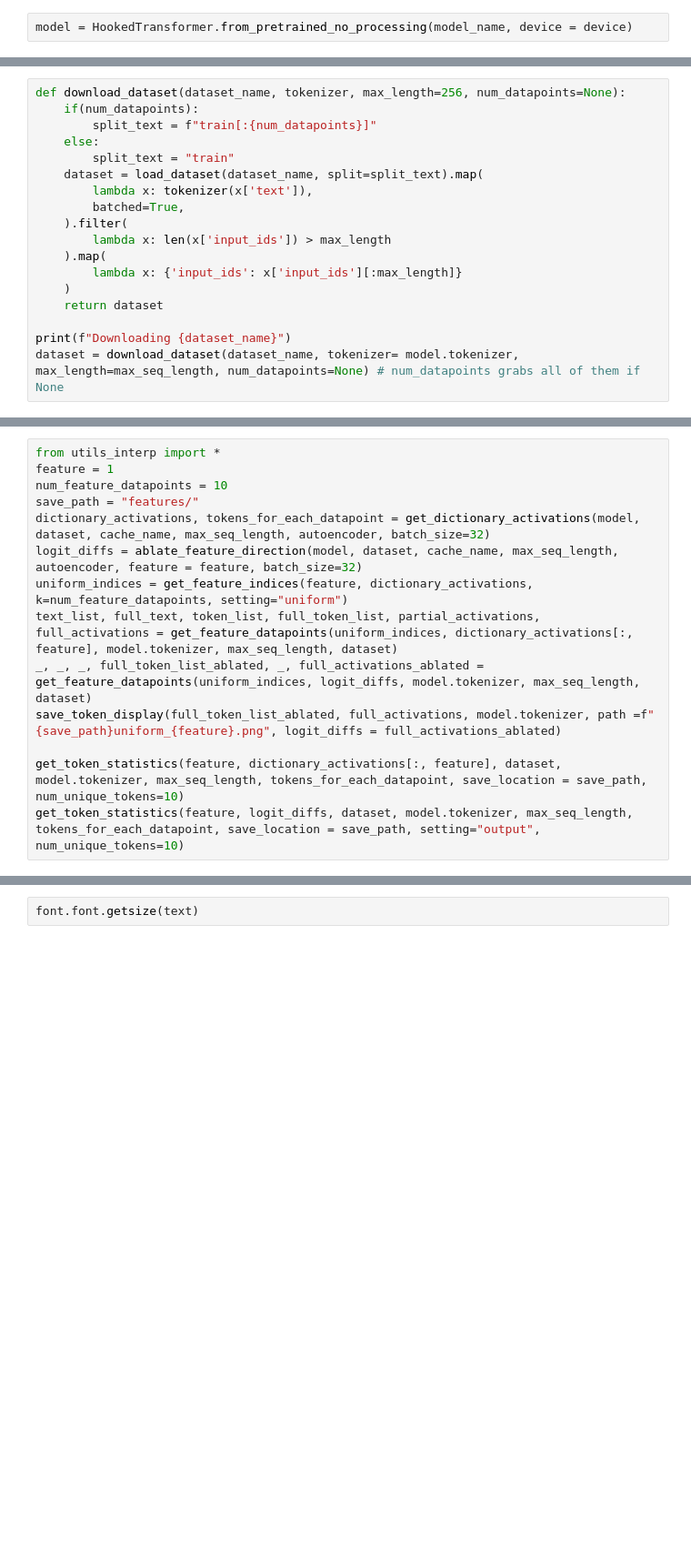
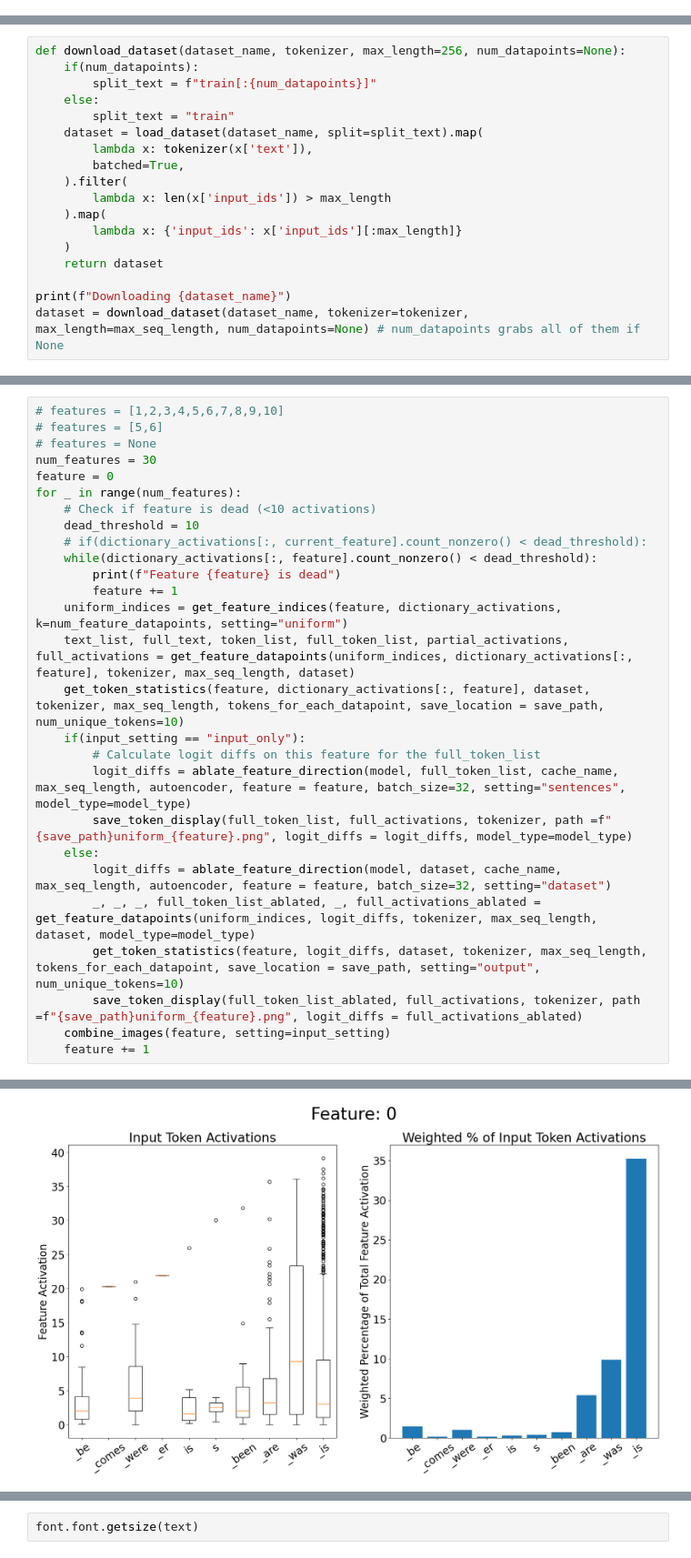
Before and after one commit to migerovitch/sparse_coding, a Jupyter notebook: feature_display_code.ipynb, the cells around one changed output, grey strips where cells are left out. Shown at 91% size. Cells and saved outputs as stored; diff of their text form; blank space fills up the shorter version.

Commit message:
sft autoencoder

```diff
--- a/feature_display_code.ipynb
+++ b/feature_display_code.ipynb
@@ -33,2 +43,0 @@ Loaded autoencoder w/ {'dict_size': 3072, 'l1_alpha': 0.0013894954463467002} on
-# %%
-model = HookedTransformer.from_pretrained_no_processing(model_name, device = device)
@@ -52,6 +68,6 @@ def download_dataset(dataset_name, tokenizer, max_length=256, num_datapoints=Non
     return dataset
 
 print(f"Downloading {dataset_name}")
-dataset = download_dataset(dataset_name, tokenizer= model.tokenizer, max_length=max_seq_length, num_datapoints=None) # num_datapoints grabs all of them if None
+dataset = download_dataset(dataset_name, tokenizer=tokenizer, max_length=max_seq_length, num_datapoints=None) # num_datapoints grabs all of them if None
 # %% [output]
 Downloading NeelNanda/pile-10k
@@ -62,14 +77,0 @@ Loading cached processed dataset at /home/mchorse/.cache/huggingface/datasets/Ne
-# %%
-from utils_interp import *
-feature = 1
-num_feature_datapoints = 10
-save_path = "features/"
-dictionary_activations, tokens_for_each_datapoint = get_dictionary_activations(model, dataset, cache_name, max_seq_length, autoencoder, batch_size=32)
-logit_diffs = ablate_feature_direction(model, dataset, cache_name, max_seq_length, autoencoder, feature = feature, batch_size=32)
-uniform_indices = get_feature_indices(feature, dictionary_activations, k=num_feature_datapoints, setting="uniform")
-text_list, full_text, token_list, full_token_list, partial_activations, full_activations = get_feature_datapoints(uniform_indices, dictionary_activations[:, feature], model.tokenizer, max_seq_length, dataset)
-_, _, _, full_token_list_ablated, _, full_activations_ablated = get_feature_datapoints(uniform_indices, logit_diffs, model.tokenizer, max_seq_length, dataset)
-save_token_display(full_token_list_ablated, full_activations, model.tokenizer, path =f"{save_path}uniform_{feature}.png", logit_diffs = full_activations_ablated)
-
-get_token_statistics(feature, dictionary_activations[:, feature], dataset, model.tokenizer, max_seq_length, tokens_for_each_datapoint, save_location = save_path, num_unique_tokens=10)
-get_token_statistics(feature, logit_diffs, dataset, model.tokenizer, max_seq_length, tokens_for_each_datapoint, save_location = save_path, setting="output", num_unique_tokens=10)
@@ -82,0 +87,28 @@ Done
+# %%
+# features = [1,2,3,4,5,6,7,8,9,10]
+# features = [5,6]
+# features = None
+num_features = 30
+feature = 0
+for _ in range(num_features):
+    # Check if feature is dead (<10 activations)
+    dead_threshold = 10
+    # if(dictionary_activations[:, current_feature].count_nonzero() < dead_threshold):
+    while(dictionary_activations[:, feature].count_nonzero() < dead_threshold):
+        print(f"Feature {feature} is dead")
+        feature += 1
+    uniform_indices = get_feature_indices(feature, dictionary_activations, k=num_feature_datapoints, setting="uniform")
+    text_list, full_text, token_list, full_token_list, partial_activations, full_activations = get_feature_datapoints(uniform_indices, dictionary_activations[:, feature], tokenizer, max_seq_length, dataset)
+    get_token_statistics(feature, dictionary_activations[:, feature], dataset, tokenizer, max_seq_length, tokens_for_each_datapoint, save_location = save_path, num_unique_tokens=10)
+    if(input_setting == "input_only"):
+        # Calculate logit diffs on this feature for the full_token_list
+        logit_diffs = ablate_feature_direction(model, full_token_list, cache_name, max_seq_length, autoencoder, feature = feature, batch_size=32, setting="sentences", model_type=model_type)
+        save_token_display(full_token_list, full_activations, tokenizer, path =f"{save_path}uniform_{feature}.png", logit_diffs = logit_diffs, model_type=model_type)
+    else:
+        logit_diffs = ablate_feature_direction(model, dataset, cache_name, max_seq_length, autoencoder, feature = feature, batch_size=32, setting="dataset")
+        _, _, _, full_token_list_ablated, _, full_activations_ablated = get_feature_datapoints(uniform_indices, logit_diffs, tokenizer, max_seq_length, dataset, model_type=model_type)
+        get_token_statistics(feature, logit_diffs, dataset, tokenizer, max_seq_length, tokens_for_each_datapoint, save_location = save_path, setting="output", num_unique_tokens=10)
+        save_token_display(full_token_list_ablated, full_activations, tokenizer, path =f"{save_path}uniform_{feature}.png", logit_diffs = full_activations_ablated)
+    combine_images(feature, setting=input_setting)
+    feature += 1
+# %% [output]
@@ -82,0 +116 @@ Done
+[figure, added]
```
Also changed, not shown: parts of 14 cells of this notebook, 3 other files.
